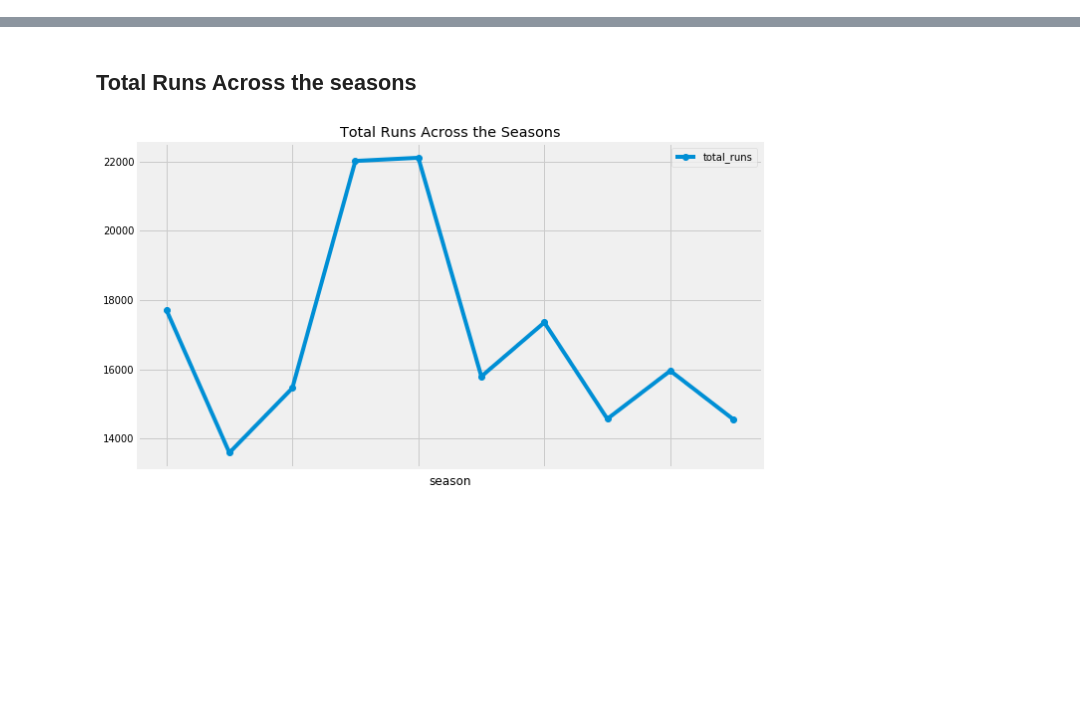
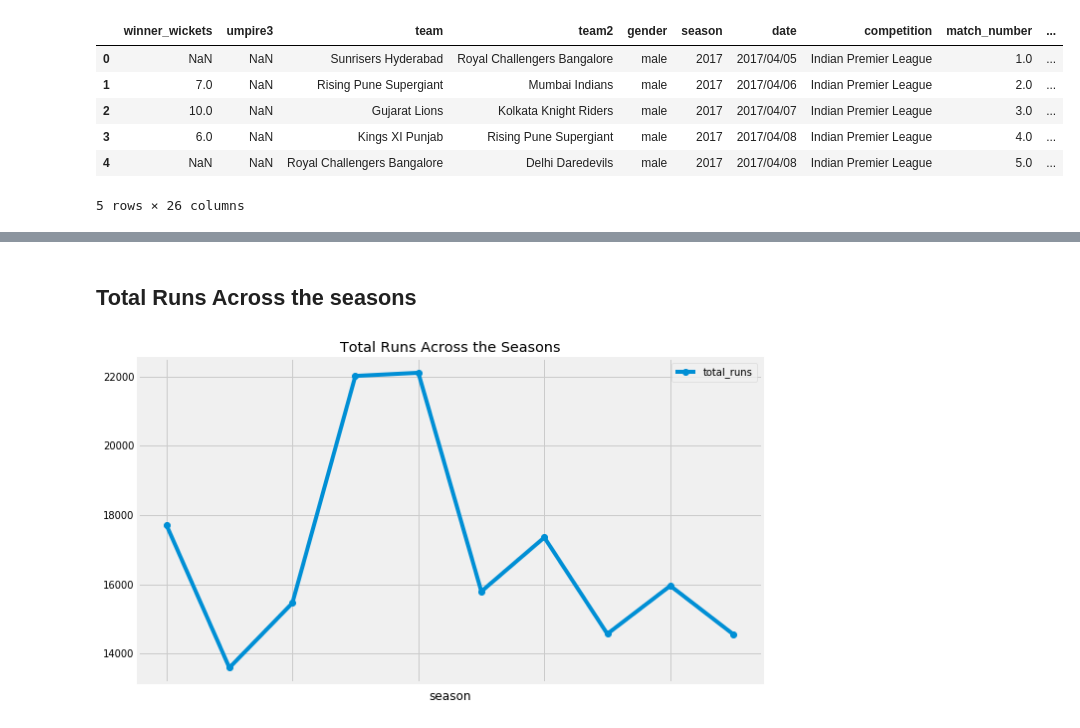
Before and after one commit to devanshb26/IPL-analytics, a Jupyter notebook: In depth analysis.ipynb, the cells around one changed output, grey strips where cells are left out. Saved outputs shown, nothing was run; the diff lists cells and outputs as text; code cells hidden in the pictures; blank space fills up the shorter version.

```diff
--- a/In depth analysis.ipynb
+++ b/In depth analysis.ipynb
@@ -31,2 +46,2 @@ matches.head(100)
 # %%
-matches.drop(['Unnamed: 0','Unnamed: 0.1'],axis=1,inplace=True)
+matches.drop(['Unnamed: 0','0'],axis=1,inplace=True)
@@ -65,3 +90,14 @@ innings.head()
+# %%
+matches['id']=matches['id'].astype(int)
+matches.head()
+# %% [output]
+|  | winner_wickets | umpire3 | team | team2 | gender | season | date | competition | match_number | ... |
+| 0 | NaN | NaN | Sunrisers Hyderabad | Royal Challengers Bangalore | male | 2017 | 2017/04/05 | Indian Premier League | 1.0 | ... |
+| 1 | 7.0 | NaN | Rising Pune Supergiant | Mumbai Indians | male | 2017 | 2017/04/06 | Indian Premier League | 2.0 | ... |
+| 2 | 10.0 | NaN | Gujarat Lions | Kolkata Knight Riders | male | 2017 | 2017/04/07 | Indian Premier League | 3.0 | ... |
+| 3 | 6.0 | NaN | Kings XI Punjab | Rising Pune Supergiant | male | 2017 | 2017/04/08 | Indian Premier League | 4.0 | ... |
+| 4 | NaN | NaN | Royal Challengers Bangalore | Delhi Daredevils | male | 2017 | 2017/04/08 | Indian Premier League | 5.0 | ... |
+5 rows × 26 columns
 # %%
 batsmen = matches[['id','season']].merge(innings, left_on = 'id', right_on = 'match_id', how = 'left').drop('id', axis = 1)
 # %%
```
Also changed, not shown: parts of 17 cells of this notebook.
